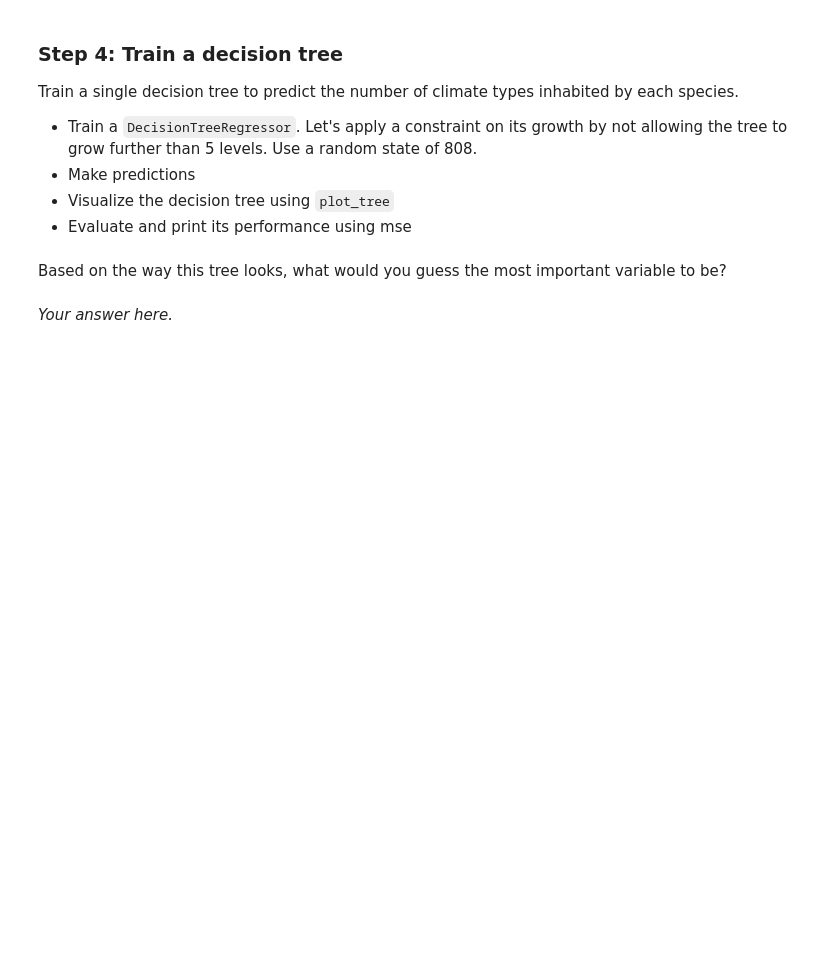
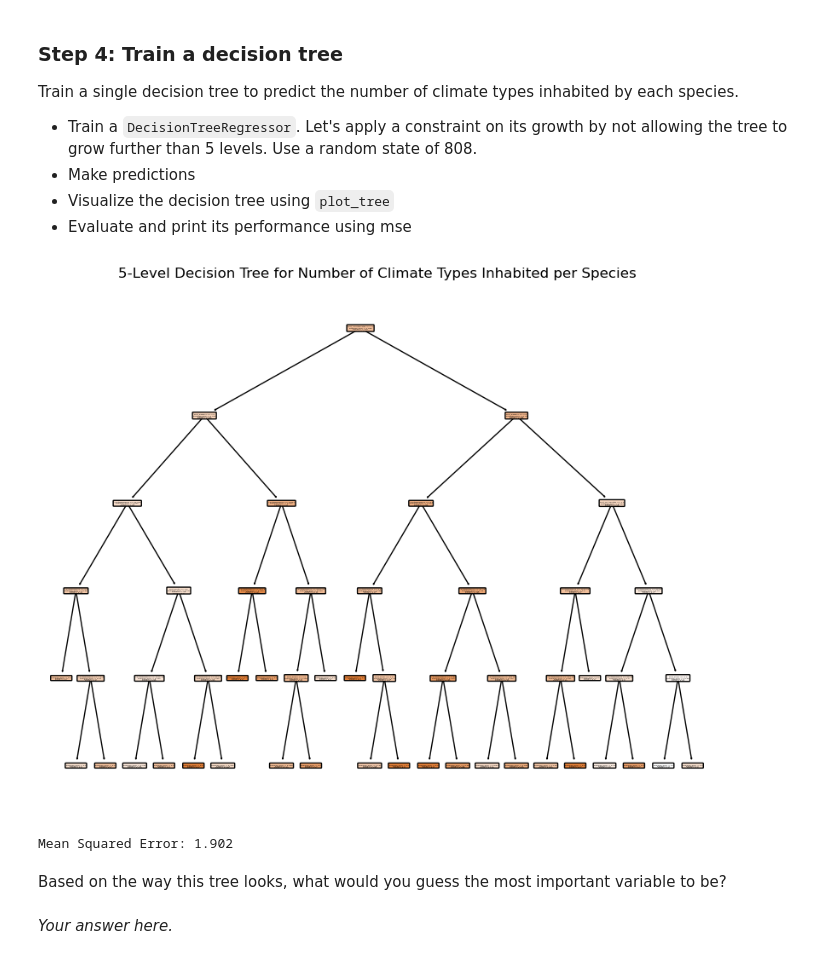
Before and after one commit to evajnewby/EDS232-labs, a Jupyter notebook: week6/lab6-mammal-traits.ipynb, the cells around one changed output. Drawn from its saved outputs; the diff is of its cells as text; code cells hidden in the pictures; blank space fills up the shorter version.

```diff
--- a/week6/lab6-mammal-traits.ipynb
+++ b/week6/lab6-mammal-traits.ipynb
@@ -48,0 +71,16 @@ Now impute the values of the missing data in the remaining numeric columns using
+# %%
+# KNNImputer with 5 nearest neighbors
+imputer = KNNImputer(n_neighbors = 5)
+
+# Add to numeric colummns
+cols_numeric = data.select_dtypes(include=[np.number]).columns
+data[cols_numeric] = imputer.fit_transform(data[cols_numeric])
+
+# Check missing values
+missing_values = data.isnull().sum().sum()
+
+# Print missing values
+if missing_values == 0:
+    print("No missing values remain after KNN imputation")
+else:
+    print(f"Warning: {missing_values} missing values still present")
@@ -69,3 +143,32 @@ Train a single decision tree to predict the number of climate types inhabited by
+# %%
+# Decision tree regressor
+reg_tree = DecisionTreeRegressor(random_state=808,
+                                max_depth=5)
+
+# Train model
+reg_tree.fit(X_train, y_train)
+
+# Make predictions
+y_pred = reg_tree.predict(X_test)
+
+# Make plot
+plt.figure(figsize=(10,8))
+plot_tree(reg_tree,
+         feature_names = X_train.columns,
+         filled = True,
+         rounded = True)
+plt.title("5-Level Decision Tree for Number of Climate Types Inhabited per Species")
+plt.show()
+# %% [output]
+[figure, added]
+# %%
+# evaluate mse
+mse = mean_squared_error(y_test, y_pred)
+
+# Print mse
+print(f"Mean Squared Error: {mse:.3f}")
+# %% [output]
+Mean Squared Error: 1.902
 # %% [markdown]
 Based on the way this tree looks, what would you guess the most important variable to be?
 # %% [markdown]
```
Also changed, not shown: parts of 12 cells of this notebook, 2 other files.
